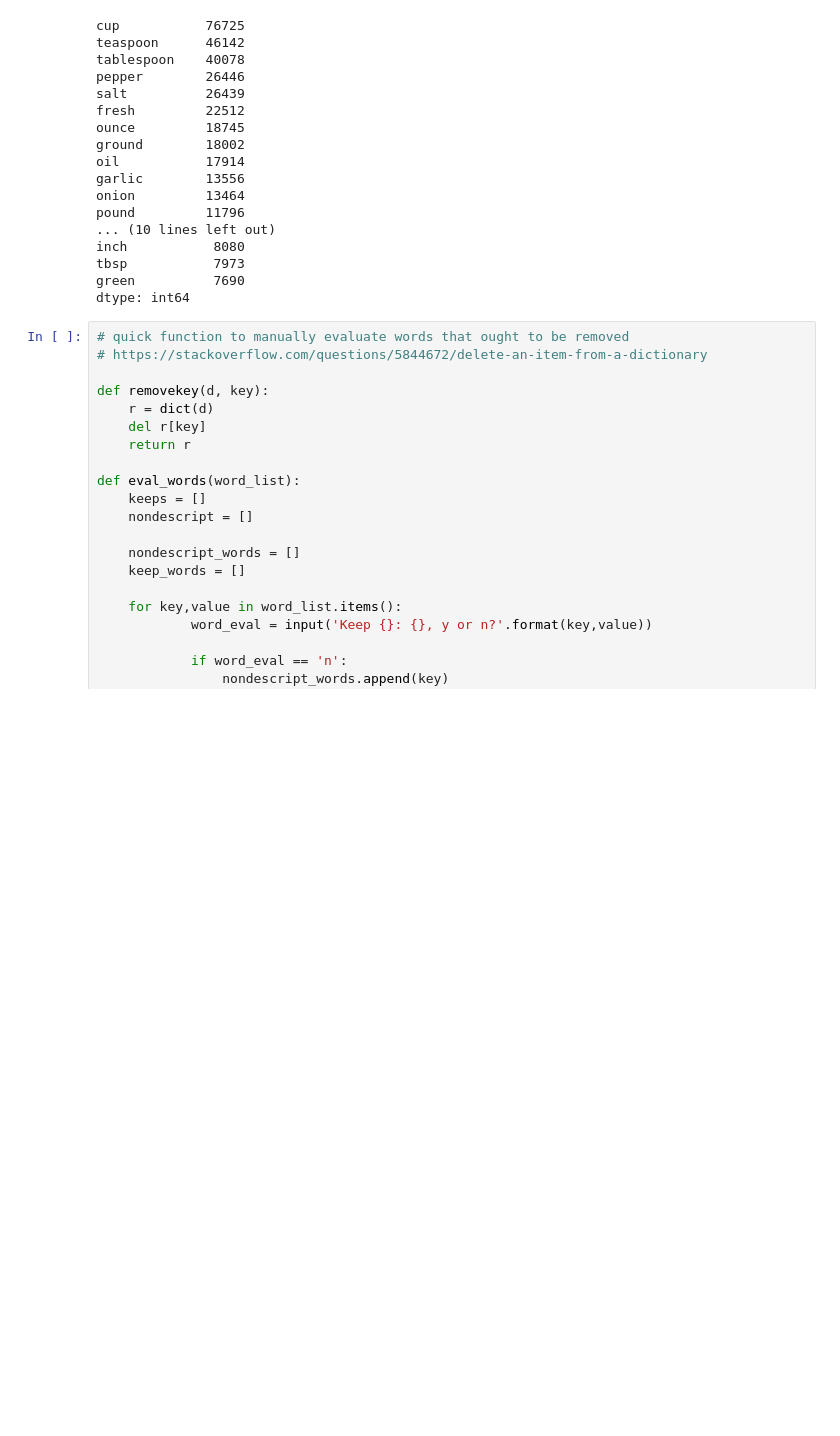
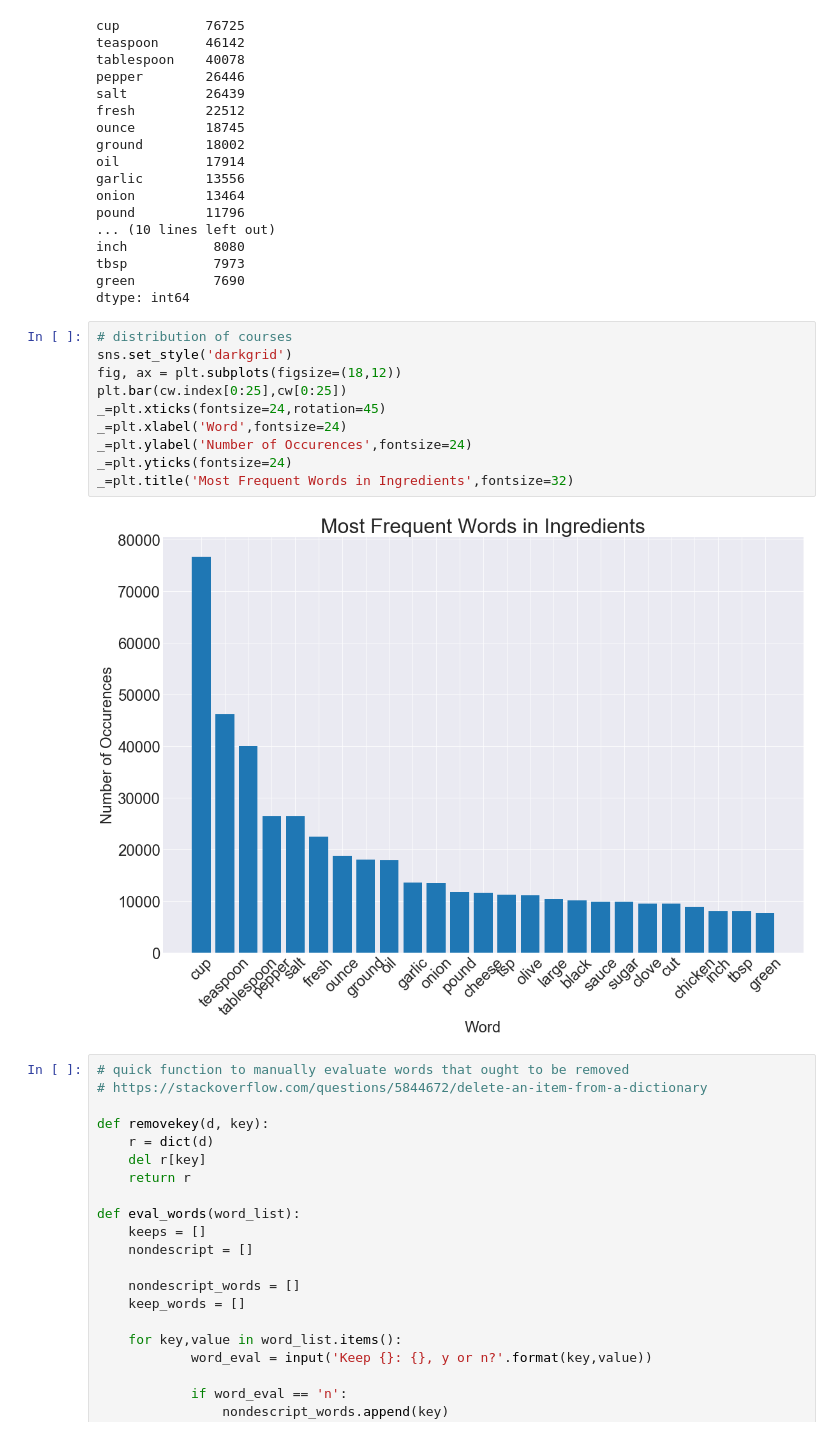
Before and after one commit to mjschillawski/capstone_project, a Jupyter notebook: EDA_and_ScratchPad.ipynb, the cells around one changed output. Drawn from its saved outputs; the diff is of its cells as text; blank space fills up the shorter version.

```diff
--- a/EDA_and_ScratchPad.ipynb
+++ b/EDA_and_ScratchPad.ipynb
@@ -399,6 +488,18 @@ inch           8080
 tbsp           7973
 green          7690
 dtype: int64
+# %%
+# distribution of courses
+sns.set_style('darkgrid')
+fig, ax = plt.subplots(figsize=(18,12))
+plt.bar(cw.index[0:25],cw[0:25])
+_=plt.xticks(fontsize=24,rotation=45)
+_=plt.xlabel('Word',fontsize=24)
+_=plt.ylabel('Number of Occurences',fontsize=24)
+_=plt.yticks(fontsize=24)
+_=plt.title('Most Frequent Words in Ingredients',fontsize=32)
+# %% [output]
+[figure, added]
 # %%
 # quick function to manually evaluate words that ought to be removed
 # https://stackoverflow.com/questions/5844672/delete-an-item-from-a-dictionary
```
Also changed, not shown: parts of 13 cells of this notebook, 7 other files.
